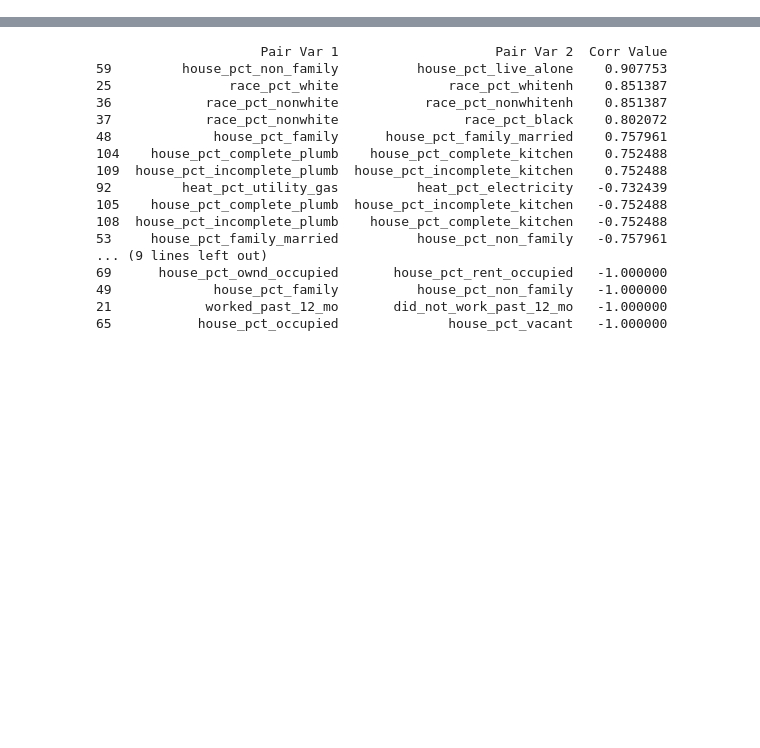
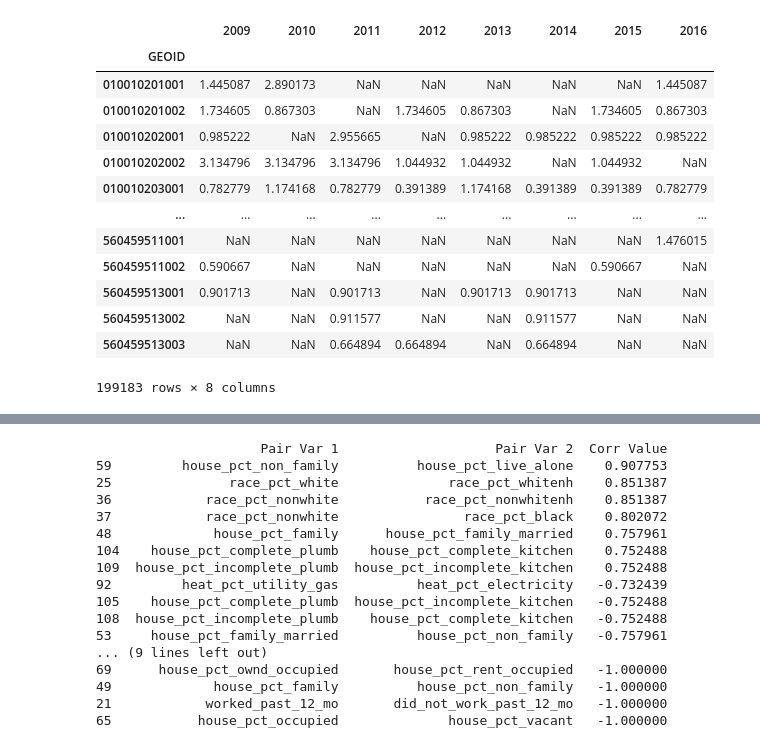
Before and after one commit to DataKind-DC/rcp2, a Jupyter notebook: Code/Models/NFIRS_Block_level.ipynb, the cells around one changed output, grey strips where cells are left out. Saved outputs shown, nothing was run; the diff lists cells and outputs as text; code cells hidden in the pictures; blank space fills up the shorter version.

```diff
--- a/Code/Models/NFIRS_Block_level.ipynb
+++ b/Code/Models/NFIRS_Block_level.ipynb
@@ -125,6 +125,32 @@ ACS = ACS.iloc[:,3:]
 # Remove missing values from dataframe
 ACS.replace([np.inf, -np.inf], np.nan,inplace = True)
 ACS.dropna(inplace = True)
+# %%
+fires =  pd.crosstab(nfirs.index,nfirs['year'])
+fires.index.rename('GEOID',inplace = True)
+fires = fires.merge(tot_pop, how = 'left', left_index = True, right_index = True)
+fires.replace([np.inf, -np.inf], np.nan,inplace = True)
+fires.dropna(inplace = True)
+
+# drop rows with no population count
+fires = fires[fires['tot_population'] != 0 ]
+fires = fires.div(fires['tot_population'], axis = 'index') * 1000
+fires = fires.iloc[:,:-1]
+# %% [output]
+|  | 2009 | 2010 | 2011 | 2012 | 2013 | 2014 | 2015 | 2016 |
+| GEOID |  |  |  |  |  |  |  |  |
+| 010010201001 | 1.445087 | 2.890173 | NaN | NaN | NaN | NaN | NaN | 1.445087 |
+| 010010201002 | 1.734605 | 0.867303 | NaN | 1.734605 | 0.867303 | NaN | 1.734605 | 0.867303 |
+| 010010202001 | 0.985222 | NaN | 2.955665 | NaN | 0.985222 | 0.985222 | 0.985222 | 0.985222 |
+| 010010202002 | 3.134796 | 3.134796 | 3.134796 | 1.044932 | 1.044932 | NaN | 1.044932 | NaN |
+| 010010203001 | 0.782779 | 1.174168 | 0.782779 | 0.391389 | 1.174168 | 0.391389 | 0.391389 | 0.782779 |
+| ... | ... | ... | ... | ... | ... | ... | ... | ... |
+| 560459511001 | NaN | NaN | NaN | NaN | NaN | NaN | NaN | 1.476015 |
+| 560459511002 | 0.590667 | NaN | NaN | NaN | NaN | NaN | 0.590667 | NaN |
+| 560459513001 | 0.901713 | NaN | 0.901713 | NaN | 0.901713 | 0.901713 | NaN | NaN |
+| 560459513002 | NaN | NaN | 0.911577 | NaN | NaN | 0.911577 | NaN | NaN |
+| 560459513003 | NaN | NaN | 0.664894 | 0.664894 | NaN | 0.664894 | NaN | NaN |
+199183 rows × 8 columns
 # %%
 # Extract GEOIDs of census blocks that were not present in the nfirs dataset
 missing_GEOIDS_df = ACS[~ACS.index.isin(nfirs.index.tolist())]
```
Also changed, not shown: parts of 5 cells of this notebook, 1 other file.
